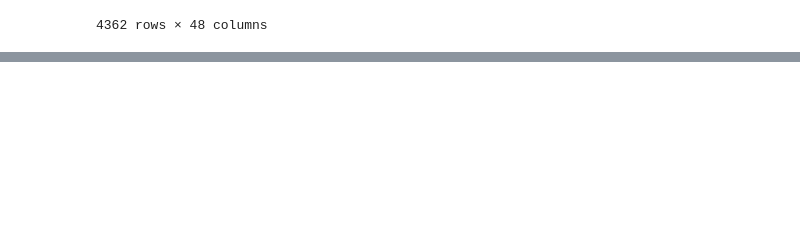
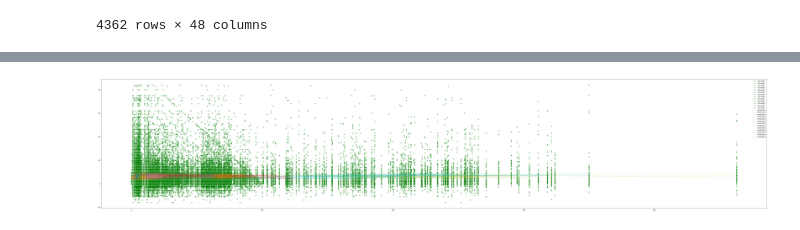
Before and after one commit to nwiatrek/cfb-ml, a Jupyter notebook: Get Drive Result.ipynb, the cells around one changed output, grey strips where cells are left out. Saved outputs shown, nothing was run; the diff lists cells and outputs as text; code cells hidden in the pictures; blank space fills up the shorter version.

```diff
--- a/Get Drive Result.ipynb
+++ b/Get Drive Result.ipynb
@@ -131,0 +131,2 @@ offense
+# %%
+result = offense[['yardsGained']]
@@ -131,0 +149,6 @@ offense
+# %%
+features = offense[['down', 'distance', 'yardLine', 'Rk', 'G', 'Pts', 'Passing Completion', 'Pass Attemps',
+       'completion percentage', 'passing yards', 'Passing Touchdowns',
+       'Rush Attempts', 'Rushing yards', 'rush average', 'Rush Touchdowns',
+       'Total Offense Plays', 'Total yards', 'total yards per play',
+       'First down by pass', 'First down by rush']]
@@ -131,0 +171,2 @@ offense
+# %%
+features = features.drop(columns=['Total yards', 'Pass Attemps', 'Rush Attempts', 'Rush Touchdowns', 'Passing Touchdowns', 'First down by pass', 'First down by rush'])
@@ -131,0 +252,19 @@ offense
+# %%
+class linearRegression(torch.nn.Module):
+    def __init__(self, inputSize, outputSize):
+        super(linearRegression, self).__init__()
+        self.linear = torch.nn.Linear(13, 10)
+        self.linear2 = torch.nn.Linear(10, 1)
+
+    def forward(self, x):
+        out = self.linear(x)
+        out = self.linear2(out)
+        return out
+
+
+inputDim = 20        # takes variable 'x'
+outputDim = 1       # takes variable 'y'
+learningRate = 0.00001
+epochs = 1000
+
+model = linearRegression(inputDim, outputDim)
@@ -131,0 +314,11 @@ offense
+# %%
+predicted = model(Variable(torch.tensor(features.values).float())).data.numpy()
+# print(predicted)
+fig, ax = plt.subplots(1,1,figsize=(80,16))
+plt.clf()
+plt.plot(features, result, 'go', label='True data', alpha=0.5)
+plt.plot(features, predicted, '--', label='Predictions', alpha=0.5)
+plt.legend(loc='best')
+plt.show()
+# %% [output]
+[figure, added]
```
Also changed, not shown: parts of 60 cells of this notebook, 8 other files.
